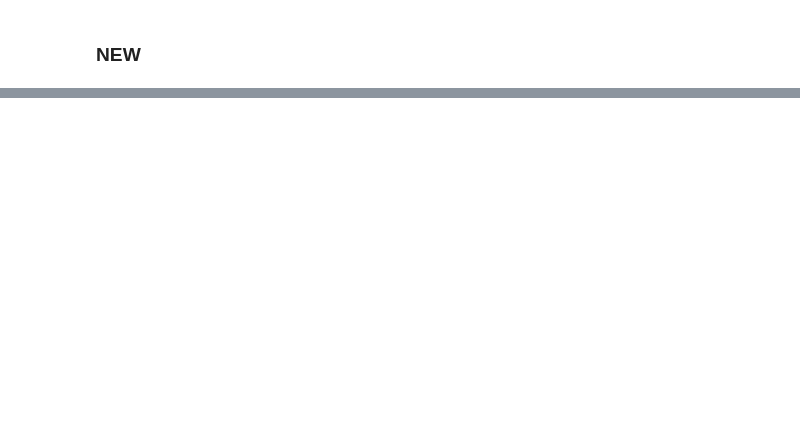
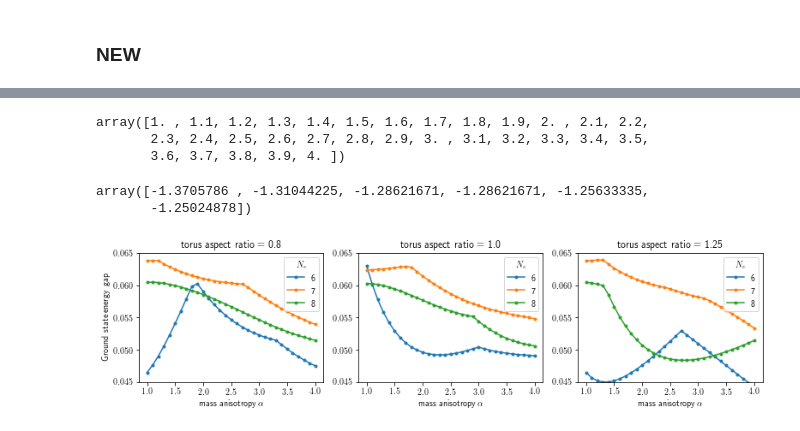
Before and after one commit to akshaykri/QH_ED, a Jupyter notebook: QH_ED1.ipynb, the cells around one changed output, grey strips where cells are left out. Saved outputs shown, nothing was run; the diff lists cells and outputs as text; code cells hidden in the pictures; blank space fills up the shorter version.

```diff
--- a/QH_ED1.ipynb
+++ b/QH_ED1.ipynb
@@ -369,0 +371,6 @@ M2 = ssp.linalg.LinearOperator((9, 9), matvec=hilbert2.getMatVec)
+# %%
+hilb = [None]*Ne
+hilbLen = [None]*Ne
+
+for sector in range(Ne):
+    hilb[sector], hilbLen[sector] = utils.Utils.getHilb(Nphi, Ne, sector)
@@ -369,0 +388,11 @@ M2 = ssp.linalg.LinearOperator((9, 9), matvec=hilbert2.getMatVec)
+# %%
+# %%timeit
+M = [None]*Ne
+for sector in range(Ne):
+    hilbert0 = hilbert.Hilbert(Nphi, Ne, sector, hilb[sector], hilbLen[sector], T4)
+    M[sector] = ssp.linalg.LinearOperator((len(hilb[sector]), len(hilb[sector])), matvec=hilbert0.getMatVec)
+# %%
+E = [None]*Ne
+V = [None]*Ne
+for sector in range(Ne):
+    E[sector], V[sector] = scipy.sparse.linalg.eigsh(M[sector], k=6, which='SA')
@@ -382,0 +438,6 @@ E0, E1, E2
+# %%
+np.r_[1.0:4.01:0.1]
+# %% [output]
+array([1. , 1.1, 1.2, 1.3, 1.4, 1.5, 1.6, 1.7, 1.8, 1.9, 2. , 2.1, 2.2,
+       2.3, 2.4, 2.5, 2.6, 2.7, 2.8, 2.9, 3. , 3.1, 3.2, 3.3, 3.4, 3.5,
+       3.6, 3.7, 3.8, 3.9, 4. ])
@@ -382,0 +446,5 @@ E0, E1, E2
+# %%
+poop
+# %% [output]
+array([-1.3705786 , -1.31044225, -1.28621671, -1.28621671, -1.25633335,
+       -1.25024878])
@@ -382,0 +483,33 @@ E0, E1, E2
+# %%
+f, (ax, bx, cx) = plt.subplots(1, 3, figsize=(11, 3))
+ylims = [0.045, 0.065]
+
+ax.plot(alp_arr, E0[0, 0, :], label="6", marker='.')
+ax.plot(alp_arr, E0[1, 0, :], label="7", marker='.')
+ax.plot(alp_arr, E0[2, 0, :], label="8", marker='.')
+ax.set_xlabel(r'mass anisotropy $\alpha$')
+ax.set_ylabel(r'Ground state energy gap')
+ax.set_ylim(ylims)
+ax.legend(loc='best', title=r'$N_e$')
+ax.set_title(r'torus aspect ratio = 0.8')
+
+bx.plot(alp_arr, E0[0, 1, :], label="6", marker='.')
+bx.plot(alp_arr, E0[1, 1, :], label="7", marker='.')
+bx.plot(alp_arr, E0[2, 1, :], label="8", marker='.')
+bx.set_xlabel(r'mass anisotropy $\alpha$')
+bx.set_ylim(ylims)
+bx.legend(loc='best', title=r'$N_e$')
+bx.set_title(r'torus aspect ratio = 1.0')
+
+cx.plot(alp_arr, E0[0, 2, :], label="6", marker='.')
+cx.plot(alp_arr, E0[1, 2, :], label="7", marker='.')
+cx.plot(alp_arr, E0[2, 2, :], label="8", marker='.')
+cx.set_xlabel(r'mass anisotropy $\alpha$')
+cx.set_ylim(ylims)
+cx.legend(loc='best', title=r'$N_e$')
+cx.set_title(r'torus aspect ratio = 1.25')
+
+f.tight_layout()
+f.savefig('/home/ak20/QH/plots/aniso1.pdf', bbox_inches='tight', transparent=True)
+# %% [output]
+[figure, added]
```
Also changed, not shown: parts of 25 cells of this notebook, 3 other files.
